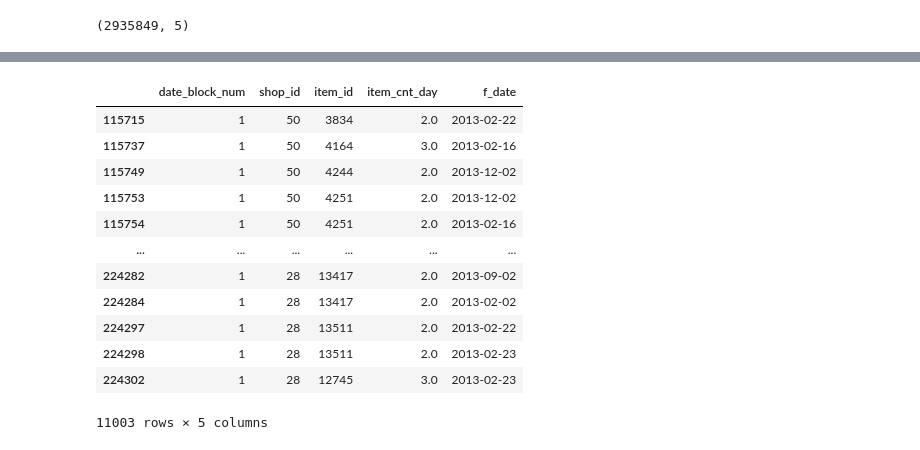
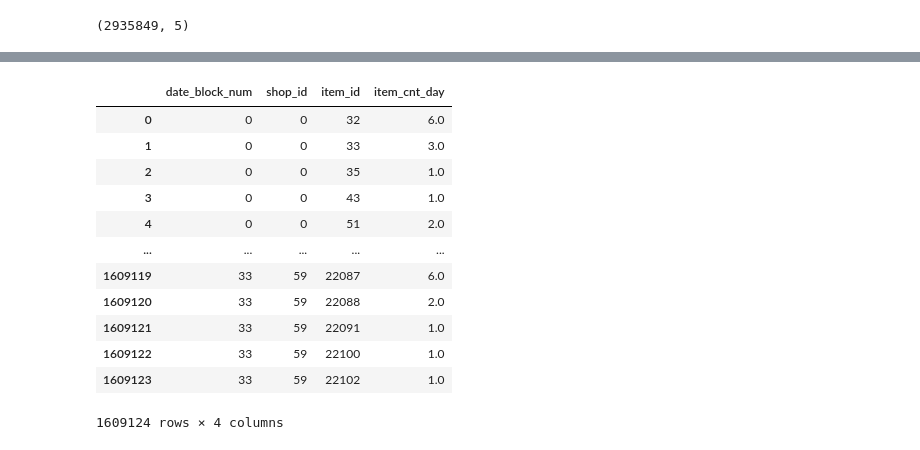
Before and after one commit to fgith/data-science, a Jupyter notebook: temp/new.ipynb, the cells around one changed output, grey strips where cells are left out. Saved outputs shown, nothing was run; the diff lists cells and outputs as text; code cells hidden in the pictures.

```diff
--- a/temp/new.ipynb
+++ b/temp/new.ipynb
@@ -39,6 +51,16 @@ sales_train.shape
 # display(sales_train[filt])
 
 
-# sales_train.set_index('f_date',inplace=True)
-sales_train['2013-02-14'].where()
+sales_train.set_index('f_date',inplace=True)
+t = sales_train['2013-02-15']
+# t.loc[t['shop_id'] == 50].sort_values(by='item_id')
+
+t1 = t.loc[t['shop_id'] == 50].sort_values(by='item_id')
+t1
+# t1['2013-02']
+
+t2 = sales_train['2013-02':'2013-03']
+
+# t2 = t2.asfreq(freq='1M')
+t2
 # %% [output]
@@ -46,18 +81,17 @@ TypeError: ignored
 # %%
-sales_train.groupby(by=['date_block_num','shop_id','item_id','f_date']).agg({'item_cnt_day':'sum'})
-fil = (sales_train['date_block_num'] == 1) & (sales_train['item_cnt_day'] > 1)
-sales_train[fil]
+t3 = sales_train.groupby(by=['date_block_num','shop_id','item_id'],as_index=False).agg({'item_cnt_day':'sum'})
+t3
 # %% [output]
-|  | date_block_num | shop_id | item_id | item_cnt_day | f_date |
-| 115715 | 1 | 50 | 3834 | 2.0 | 2013-02-22 |
-| 115737 | 1 | 50 | 4164 | 3.0 | 2013-02-16 |
-| 115749 | 1 | 50 | 4244 | 2.0 | 2013-12-02 |
-| 115753 | 1 | 50 | 4251 | 2.0 | 2013-12-02 |
-| 115754 | 1 | 50 | 4251 | 2.0 | 2013-02-16 |
-| ... | ... | ... | ... | ... | ... |
-| 224282 | 1 | 28 | 13417 | 2.0 | 2013-09-02 |
-| 224284 | 1 | 28 | 13417 | 2.0 | 2013-02-02 |
-| 224297 | 1 | 28 | 13511 | 2.0 | 2013-02-22 |
-| 224298 | 1 | 28 | 13511 | 2.0 | 2013-02-23 |
-| 224302 | 1 | 28 | 12745 | 3.0 | 2013-02-23 |
+|  | date_block_num | shop_id | item_id | item_cnt_day |
+| 0 | 0 | 0 | 32 | 6.0 |
+| 1 | 0 | 0 | 33 | 3.0 |
+| 2 | 0 | 0 | 35 | 1.0 |
+| 3 | 0 | 0 | 43 | 1.0 |
+| 4 | 0 | 0 | 51 | 2.0 |
+| ... | ... | ... | ... | ... |
+| 1609119 | 33 | 59 | 22087 | 6.0 |
+| 1609120 | 33 | 59 | 22088 | 2.0 |
+| 1609121 | 33 | 59 | 22091 | 1.0 |
+| 1609122 | 33 | 59 | 22100 | 1.0 |
+| 1609123 | 33 | 59 | 22102 | 1.0 |
-11003 rows × 5 columns
+1609124 rows × 4 columns
```
Also changed, not shown: parts of 4 cells of this notebook.
